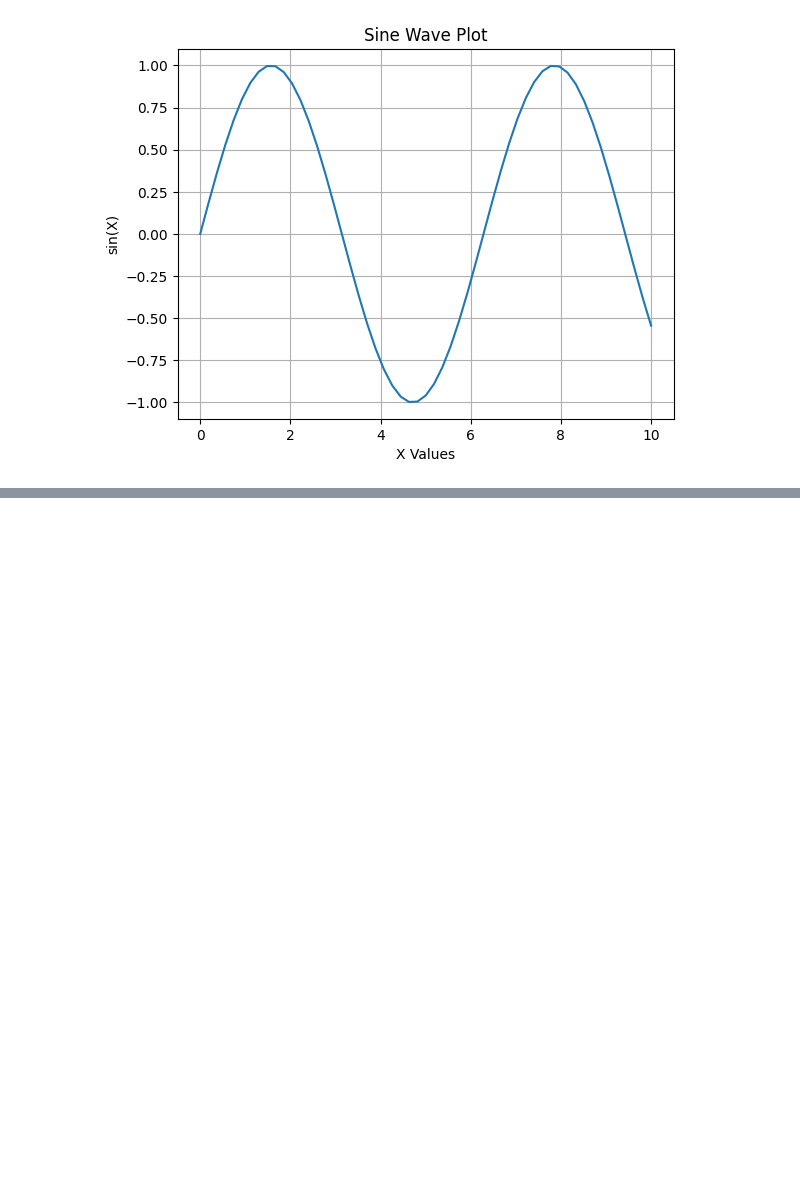
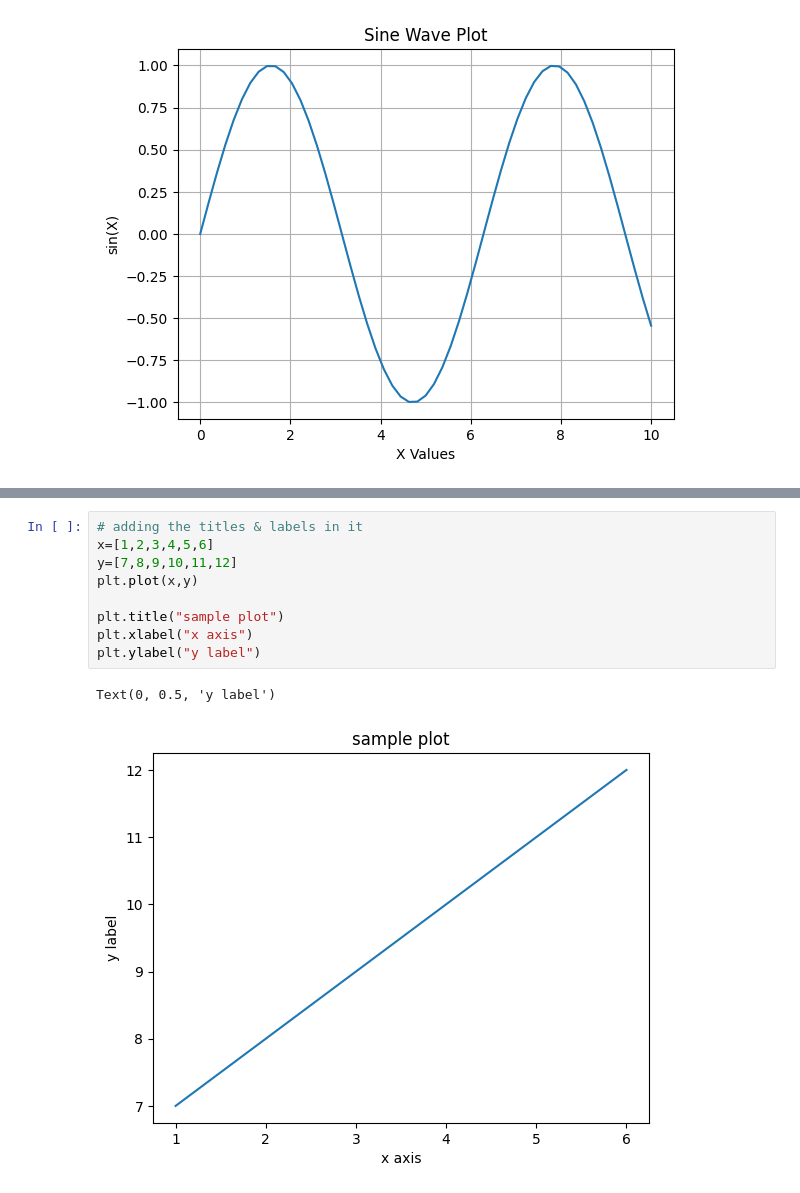
Before and after one commit to MuthuswamyNadar/Python-DSA, a Jupyter notebook: Practise Python/Module 7 (data-toolKit)/Matplotlib.ipynb, the cells around one changed output, grey strips where cells are left out. Saved outputs shown, nothing was run; the diff lists cells and outputs as text; blank space fills up the shorter version.

```diff
--- a/Practise Python/Module 7 (data-toolKit)/Matplotlib.ipynb
+++ b/Practise Python/Module 7 (data-toolKit)/Matplotlib.ipynb
@@ -170,0 +181,12 @@ plt.show()  # This will show the plot window
+# %%
+# adding the titles & labels in it
+x=[1,2,3,4,5,6]
+y=[7,8,9,10,11,12]
+plt.plot(x,y)
+
+plt.title("sample plot")
+plt.xlabel("x axis")
+plt.ylabel("y label")
+# %% [output]
+Text(0, 0.5, 'y label')
+[figure, added]
```
Also changed, not shown: parts of 7 cells of this notebook.
